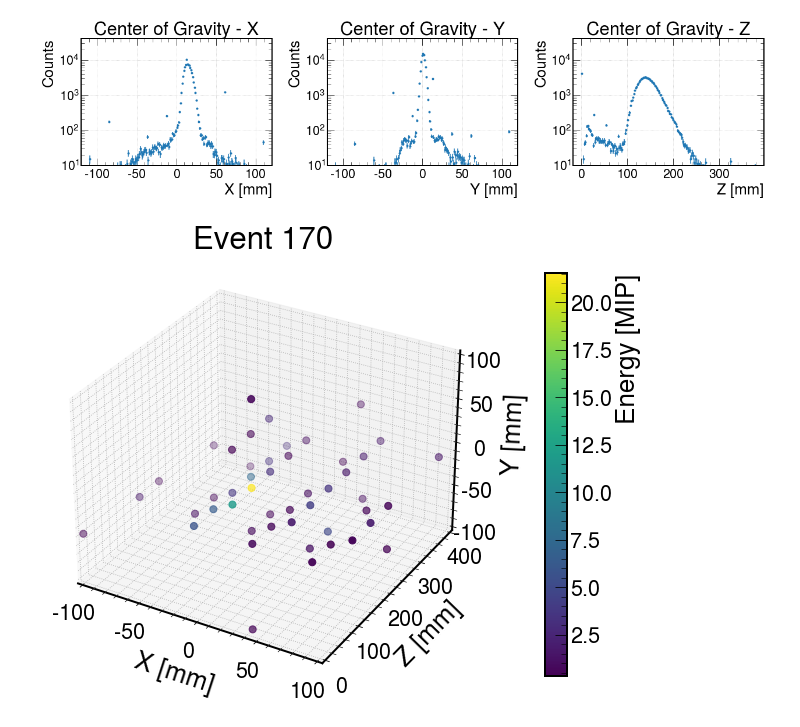
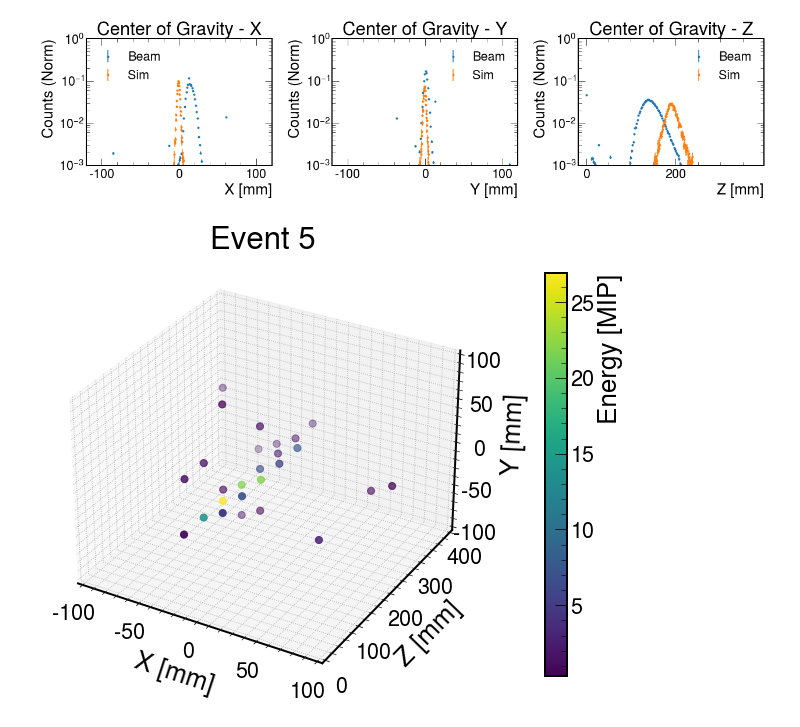
Before and after one commit to SeanBP/genIII_prototype_analysis, a Jupyter notebook: Beam_Analysis.ipynb, the cells around one changed output. Drawn from its saved outputs; the diff is of its cells as text; code cells hidden in the pictures.

```diff
--- a/Beam_Analysis.ipynb
+++ b/Beam_Analysis.ipynb
@@ -22,6 +22,10 @@ with open('../../genIII_data/JLab/Beam/Beam1_0-Cal.pkl', 'rb') as file:
     # Load the data from the pickle file
     beam_data = pickle.load(file)
 
+with open('../../genIII_data/Sim/Positrons.pkl', 'rb') as file:
+    # Load the data from the pickle file
+    sim_data = pickle.load(file)
+
 e_cut = 0.3
 # %%
 def gauss(x, A, mu, sigma):
@@ -151,5 +181,5 @@ def total_event_energies(beam_data):
     ])
 # %%
 for i in range(15):
-    plot_layer_histograms(beam_data, i, bins=40)
+    plot_layer_histograms(beam_data, sim_data, i, bins=40)
 # %% [output]
@@ -173,3 +203,4 @@ plot_all_layers(beam_data)
 # %%
-energies = total_event_energies(beam_data)
+beam_energies = total_event_energies(beam_data)
+sim_energies = total_event_energies(sim_data)
 # %%
@@ -276,7 +329,7 @@ cog_data = event_energy_and_center_of_gravity(beam_data)
 # %%
-plot_cog(cog_data, bins=200)
+plot_cog(cog_beam, cog_sim, bins=200)
 # %% [output]
-[figure, old version]
+[figure, new version]
 # %%
 high_indexes = []
 for i in range(len(energies)):
@@ -319,9 +372,9 @@ def plot_event_3d(beam_data, evtnum):
 
 plt.show()
 # %%
-plot_event_3d(beam_data, high_indexes[4])
+plot_event_3d(beam_data, high_indexes[5])
 # %% [output]
-[figure, old version]
+[figure, new version]
 # %%
 def plot_event_projections(beam_data, evtnum, threshold=0.3):
     positions = beam_data['positions']  # shape: (num_channels, 5)
```
Also changed, not shown: parts of 7 cells of this notebook, 4 other files.
